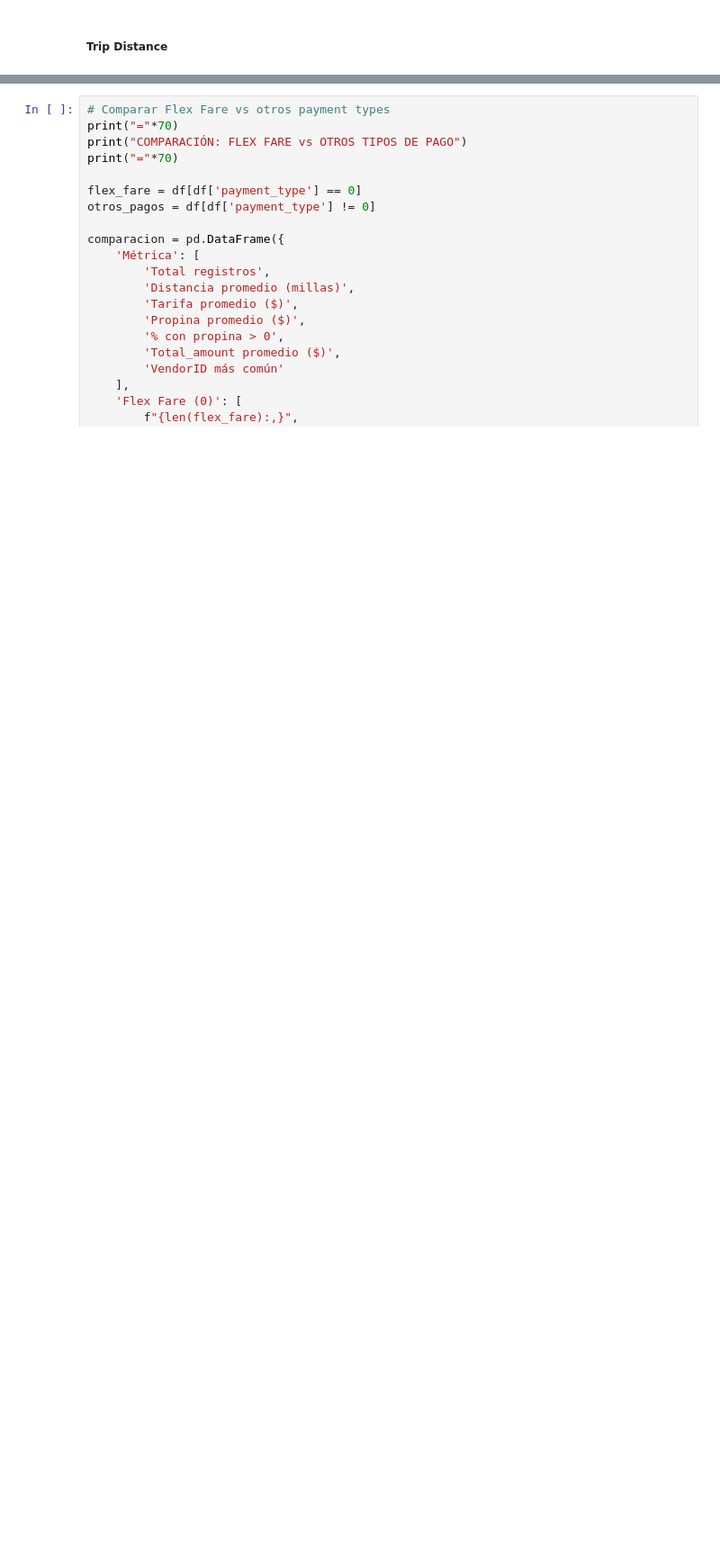
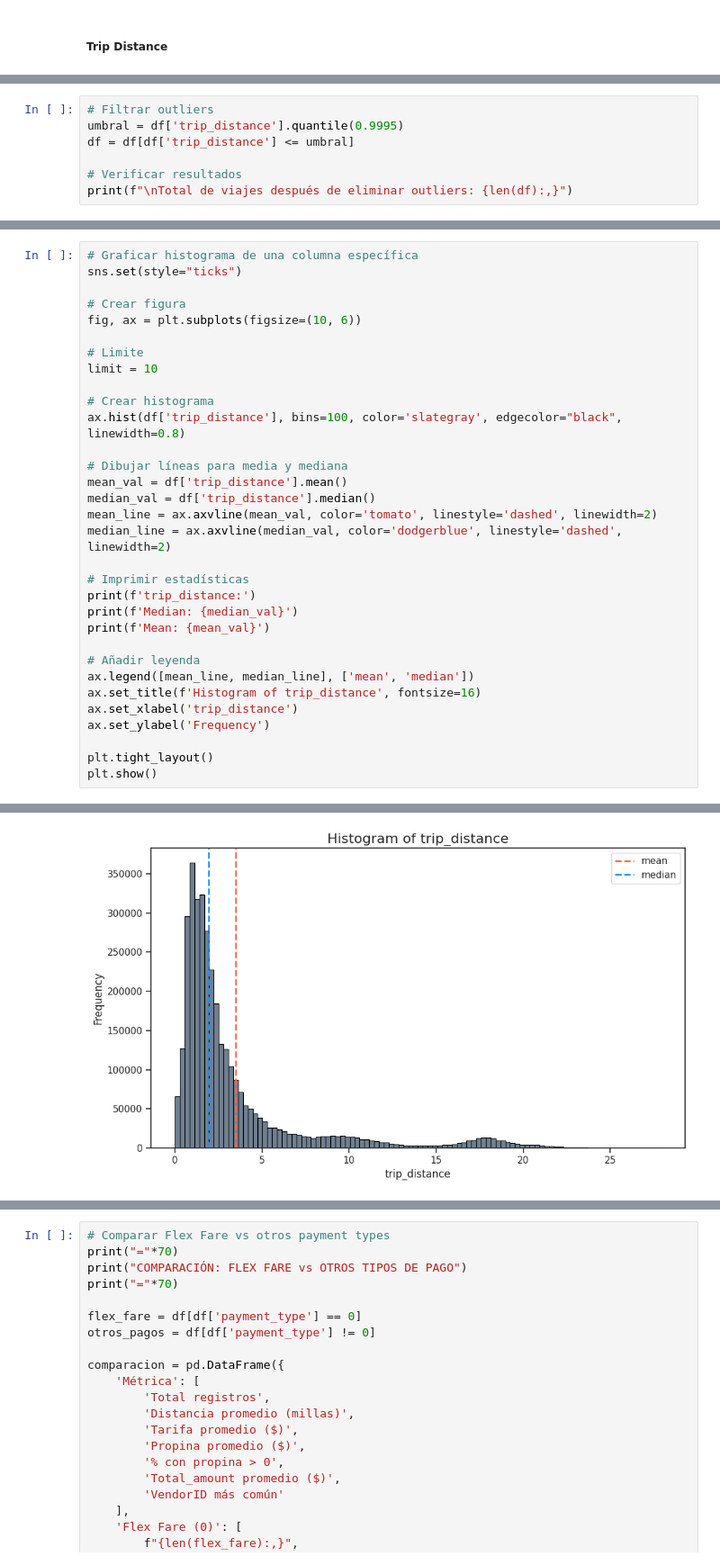
Before and after one commit to RicardoFW11/nyc_taxi_project, a Jupyter notebook: notebooks/01_eda.ipynb, the cells around one changed output, grey strips where cells are left out. Shown: that part at 90% size. Drawn from its saved outputs; the diff is of its cells as text; blank space fills up the shorter version.

```diff
--- a/notebooks/01_eda.ipynb
+++ b/notebooks/01_eda.ipynb
@@ -491,0 +600,7 @@ for distancia, cantidad in value_counts.items():
+# %%
+# Filtrar outliers
+umbral = df['trip_distance'].quantile(0.9995)
+df = df[df['trip_distance'] <= umbral]
+
+# Verificar resultados
+print(f"\nTotal de viajes después de eliminar outliers: {len(df):,}")
@@ -491,0 +621,33 @@ for distancia, cantidad in value_counts.items():
+# %%
+# Graficar histograma de una columna específica
+sns.set(style="ticks")
+
+# Crear figura
+fig, ax = plt.subplots(figsize=(10, 6))
+
+# Limite
+limit = 10
+
+# Crear histograma
+ax.hist(df['trip_distance'], bins=100, color='slategray', edgecolor="black", linewidth=0.8)
+
+# Dibujar líneas para media y mediana
+mean_val = df['trip_distance'].mean()
+median_val = df['trip_distance'].median()
+mean_line = ax.axvline(mean_val, color='tomato', linestyle='dashed', linewidth=2)
+median_line = ax.axvline(median_val, color='dodgerblue', linestyle='dashed', linewidth=2)
+
+# Imprimir estadísticas
+print(f'trip_distance:')
+print(f'Median: {median_val}')
+print(f'Mean: {mean_val}')
+
+# Añadir leyenda
+ax.legend([mean_line, median_line], ['mean', 'median'])
+ax.set_title(f'Histogram of trip_distance', fontsize=16)
+ax.set_xlabel('trip_distance')
+ax.set_ylabel('Frequency')
+
+plt.tight_layout()
+plt.show()
+# %% [output]
@@ -491,0 +657 @@ for distancia, cantidad in value_counts.items():
+[figure, added]
```
Also changed, not shown: parts of 43 cells of this notebook.
